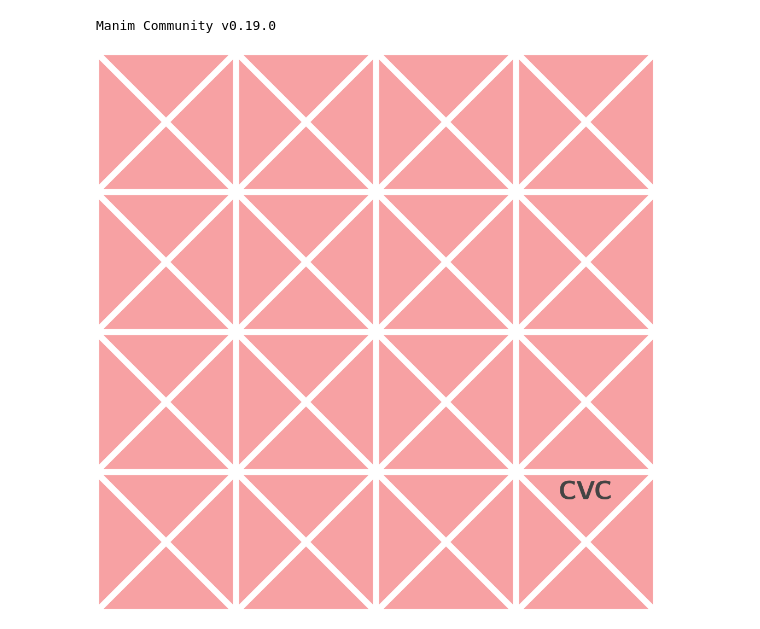
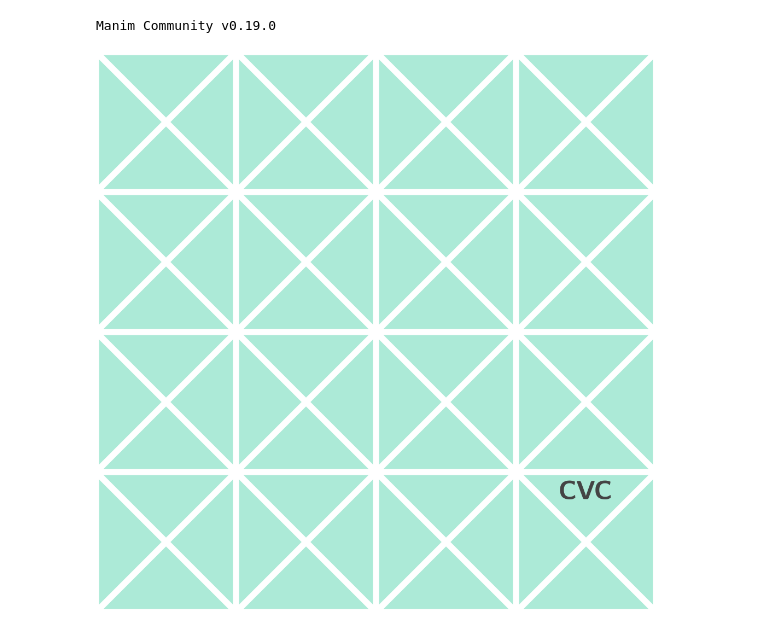
Before and after one commit to CVC97/Foldology-Image-Shuffling, a Jupyter notebook: image_back.ipynb, the cells around one changed output. Drawn from its saved outputs; the diff is of its cells as text; code cells hidden in the pictures.

```diff
--- a/image_back.ipynb
+++ b/image_back.ipynb
@@ -9,7 +9,7 @@ image_back_scene_main = f" -v WARNING --disable_caching -r {1024},{1024} -s imag
 
 class image_back_Scene(Scene):
     def construct(self):
-        self.camera.background_color = RED_A
+        self.camera.background_color = TEAL_A
         CVC = Text('CVC', font_size = 16, weight = BOLD, color = DARK_GRAY, font = 'Latin Modern Sans').scale(3).align_on_border(RIGHT + DOWN, buff = 0.5).shift(0.75*DOWN+0.65*LEFT)
         self.add(CVC)
 
@@ -34,31 +34,31 @@ class image_back_Scene(Scene):
 
 
         def get_cross_dark(m, n):
             tl_line_start = tl_origin + np.array([m*quadrant_width, -n*quadrant_width, 0])
             tl_line_end = tl_origin + np.array([(m+1)*quadrant_width, -(n+1)*quadrant_width, 0])
 
             dl_line_start = tl_origin + np.array([(m+1)*quadrant_width, -n*quadrant_width, 0])
             dl_line_end = tl_origin + np.array([(m)*quadrant_width, -(n+1)*quadrant_width, 0])
 
             tl_line = Line(start = tl_line_start, end = tl_line_end, stroke_width = stroke_width/4, color = DARK_GREY)
             dl_line = Line(start = dl_line_start, end = dl_line_end, stroke_width = stroke_width/4, color = DARK_GREY)
             return VGroup(tl_line, dl_line)
 
 
         # produce light lines
         full_screen_rectangle_light = Rectangle(height = screen_width, width = screen_width, grid_xstep = screen_width/4, grid_ystep = screen_width/4, stroke_width = stroke_width, color = WHITE)
         full_screen_rectangle_light.grid_lines.set_stroke(width = stroke_width)
 
         for m in range(4):
             for n in range(4):
                 self.add(get_cross_light(m, n))
 
 
         # produce dark lines
         full_screen_rectangle_dark = Rectangle(height = screen_width, width = screen_width, grid_xstep = screen_width/4, grid_ystep = screen_width/4, stroke_width = stroke_width/4, color = DARK_GREY)
         full_screen_rectangle_dark.grid_lines.set_stroke(width = stroke_width/4)
 
         self.add(full_screen_rectangle_light)
 # %% [output]
 Manim Community v0.19.0
-[figure, old version]
+[figure, new version]
```
Also changed, not shown: 15 other files.
